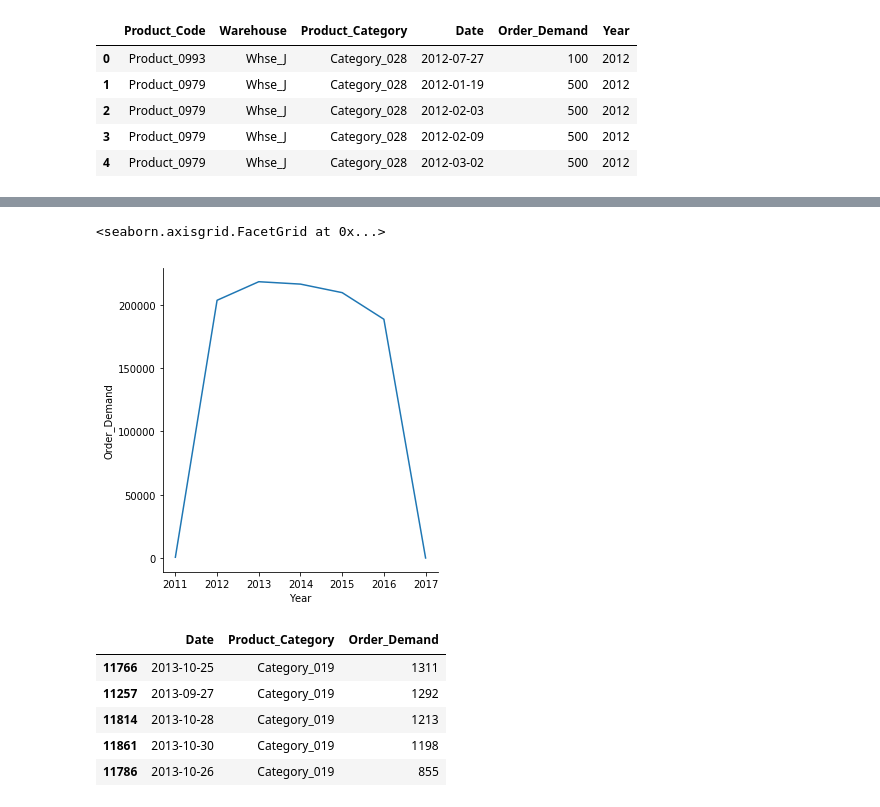
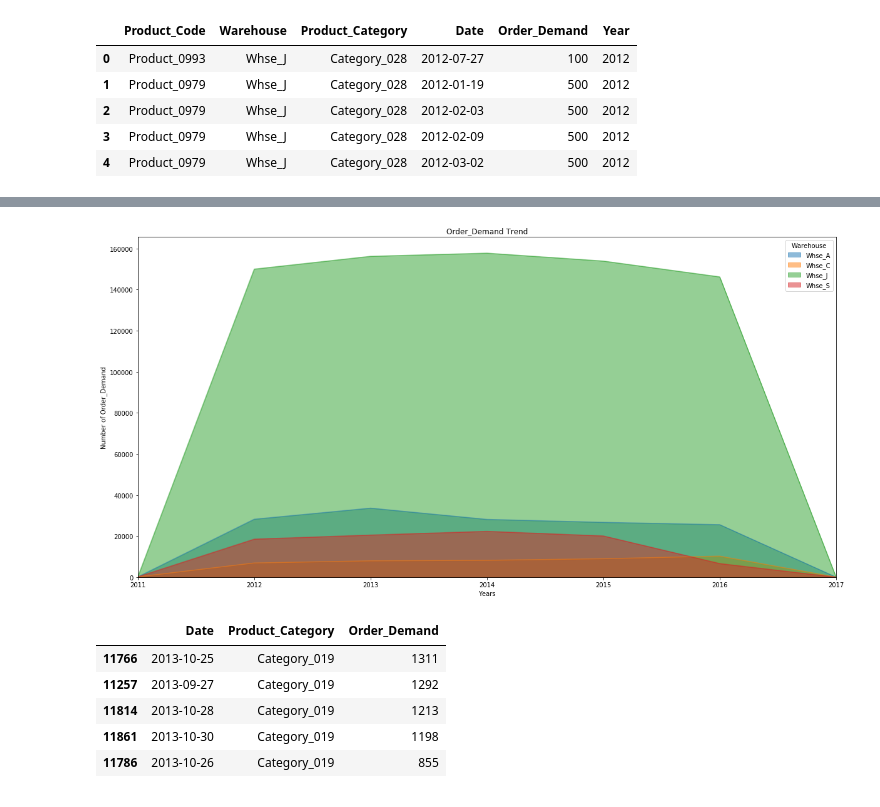
Before and after one commit to punpunjubu/Forecasts-for-Product-Demand, a Jupyter notebook: Product Demand.ipynb, the cells around one changed output, grey strips where cells are left out. Saved outputs shown, nothing was run; the diff lists cells and outputs as text; code cells hidden in the pictures.

```diff
--- a/Product Demand.ipynb
+++ b/Product Demand.ipynb
@@ -88,0 +100,2 @@ df2.tail()
+# %%
+df2  = df2.pivot(index='Year', columns='Warehouse', values='Order_Demand')
@@ -91,10 +116,21 @@ import matplotlib.pyplot as plt
 import seaborn as sns
 %matplotlib inline
 # %%
-sns.relplot(x="Year", y="Order_Demand", ci=None, kind="line", data=df2)
+# sns.relplot(x="Year", y="Order_Demand", kind="line", ci=None, data=df2)
-# %% [output]
-<seaborn.axisgrid.FacetGrid at 0x...>
-[figure, removed]
+# %%
+df2.index = df2.index.map(int) # let's change the index values of df2 to type integer for plotting
+df2.plot(kind='area',
+             stacked=False,
+             figsize=(20, 10)
+             )
+
+plt.title('Order_Demand Trend')
+plt.ylabel('Number of Order_Demand')
+plt.xlabel('Years')
+
+plt.show()
+# %% [output]
+[figure, added]
 # %%
 df3 = df[['Date', 'Product_Category', 'Order_Demand']].groupby(['Date', 'Product_Category'], as_index=False).count()
 # %%
```
Also changed, not shown: parts of 6 cells of this notebook.
